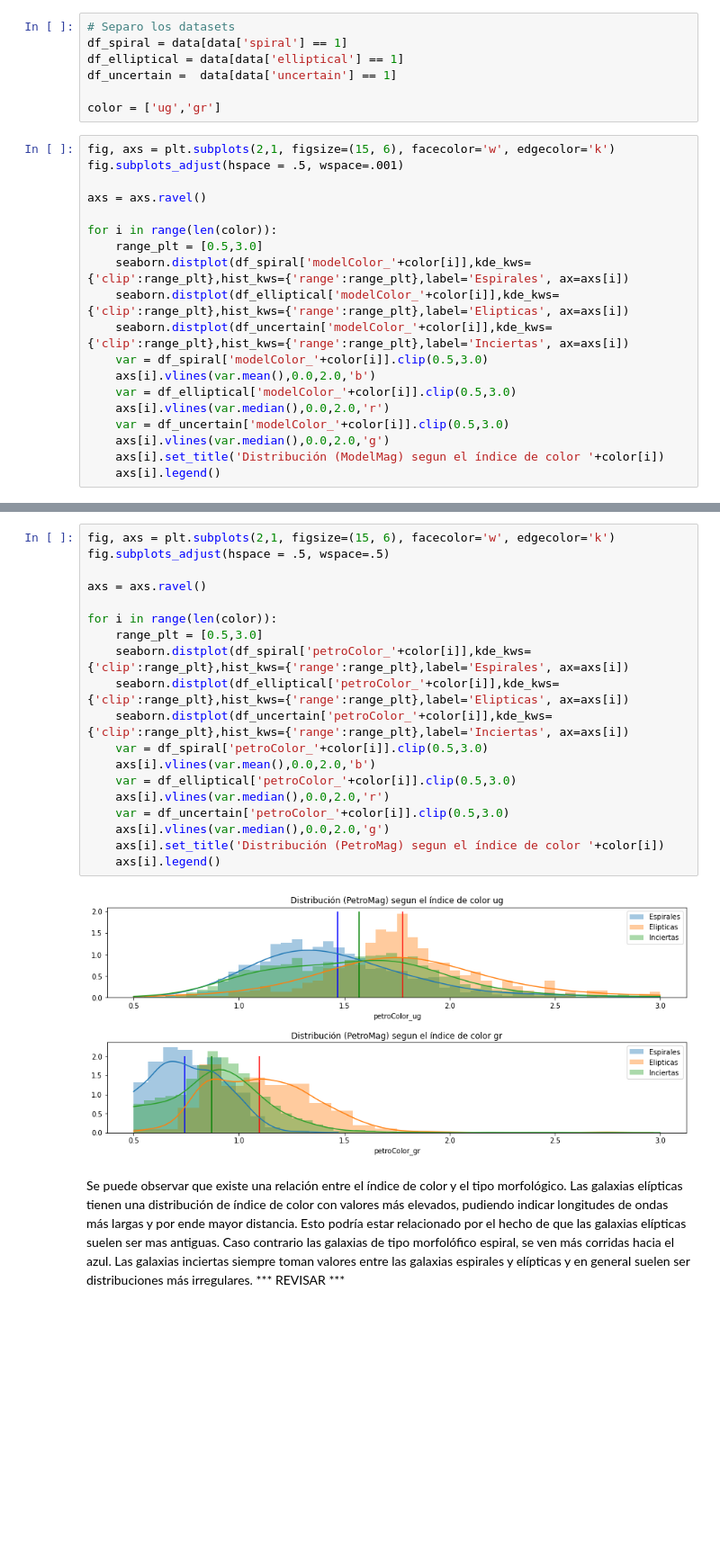
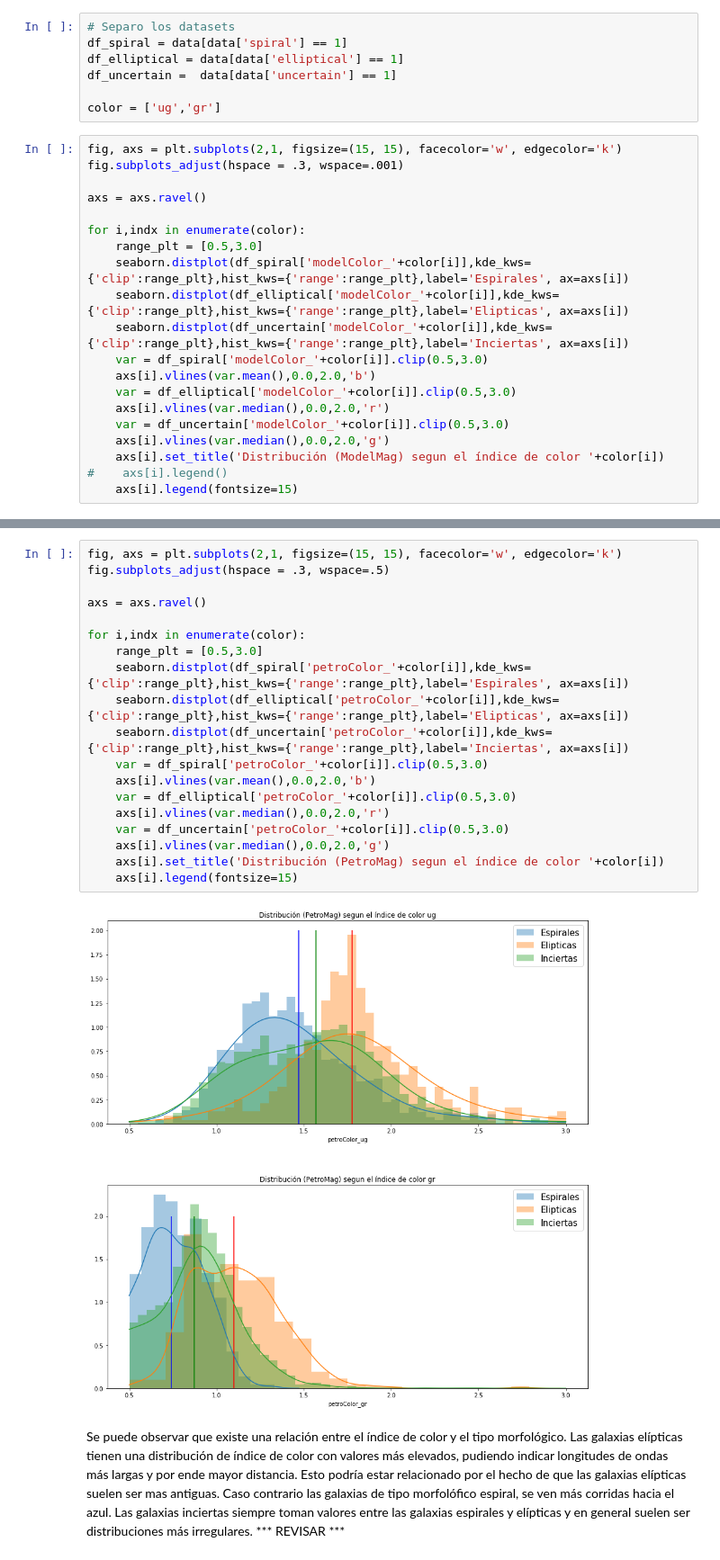
Before and after one commit to leoborgnino/mentoria-astro-datos, a Jupyter notebook: 1_Analisis_y_Visualizacion.ipynb, the cells around one changed output, grey strips where cells are left out. Shown at 90% size. Drawn from its saved outputs; the diff is of its cells as text; blank space fills up the shorter version.

```diff
--- a/1_Analisis_y_Visualizacion.ipynb
+++ b/1_Analisis_y_Visualizacion.ipynb
@@ -830,12 +1082,12 @@ df_uncertain =  data[data['uncertain'] == 1]
 
 color = ['ug','gr']
 # %%
-fig, axs = plt.subplots(2,1, figsize=(15, 6), facecolor='w', edgecolor='k')
-fig.subplots_adjust(hspace = .5, wspace=.001)
+fig, axs = plt.subplots(2,1, figsize=(15, 15), facecolor='w', edgecolor='k')
+fig.subplots_adjust(hspace = .3, wspace=.001)
 
 axs = axs.ravel()
 
-for i in range(len(color)):
+for i,indx in enumerate(color):
     range_plt = [0.5,3.0]
     seaborn.distplot(df_spiral['modelColor_'+color[i]],kde_kws={'clip':range_plt},hist_kws={'range':range_plt},label='Espirales', ax=axs[i])
     seaborn.distplot(df_elliptical['modelColor_'+color[i]],kde_kws={'clip':range_plt},hist_kws={'range':range_plt},label='Elipticas', ax=axs[i])
@@ -847,5 +1099,6 @@ for i in range(len(color)):
     var = df_uncertain['modelColor_'+color[i]].clip(0.5,3.0)
     axs[i].vlines(var.median(),0.0,2.0,'g')
     axs[i].set_title('Distribución (ModelMag) segun el índice de color '+color[i])
-    axs[i].legend()
+#    axs[i].legend()
+    axs[i].legend(fontsize=15)
 # %% [output]
@@ -853,23 +1106,23 @@ for i in range(len(color)):
 # %%
-fig, axs = plt.subplots(2,1, figsize=(15, 6), facecolor='w', edgecolor='k')
-fig.subplots_adjust(hspace = .5, wspace=.5)
+fig, axs = plt.subplots(2,1, figsize=(15, 15), facecolor='w', edgecolor='k')
+fig.subplots_adjust(hspace = .3, wspace=.5)
 
 axs = axs.ravel()
 
-for i in range(len(color)):
+for i,indx in enumerate(color):
     range_plt = [0.5,3.0]
     seaborn.distplot(df_spiral['petroColor_'+color[i]],kde_kws={'clip':range_plt},hist_kws={'range':range_plt},label='Espirales', ax=axs[i])
     seaborn.distplot(df_elliptical['petroColor_'+color[i]],kde_kws={'clip':range_plt},hist_kws={'range':range_plt},label='Elipticas', ax=axs[i])
     seaborn.distplot(df_uncertain['petroColor_'+color[i]],kde_kws={'clip':range_plt},hist_kws={'range':range_plt},label='Inciertas', ax=axs[i])
     var = df_spiral['petroColor_'+color[i]].clip(0.5,3.0)
     axs[i].vlines(var.mean(),0.0,2.0,'b')
     var = df_elliptical['petroColor_'+color[i]].clip(0.5,3.0)
     axs[i].vlines(var.median(),0.0,2.0,'r')
     var = df_uncertain['petroColor_'+color[i]].clip(0.5,3.0)
     axs[i].vlines(var.median(),0.0,2.0,'g')
     axs[i].set_title('Distribución (PetroMag) segun el índice de color '+color[i])
-    axs[i].legend()
+    axs[i].legend(fontsize=15)
 # %% [output]
-[figure, old version]
+[figure, new version]
 # %% [markdown]
 Se puede observar que existe una relación entre el índice de color y el tipo morfológico. Las galaxias elípticas tienen una distribución de índice de color con valores más elevados, pudiendo indicar longitudes de ondas más largas y por ende mayor distancia. Esto podría estar relacionado por el hecho de que las galaxias elípticas suelen ser mas antiguas. Caso contrario las galaxias de tipo morfolófico espiral, se ven más corridas hacia el azul. Las galaxias inciertas siempre toman valores entre las galaxias espirales y elípticas y en general suelen ser distribuciones más irregulares. *** REVISAR ***
```
Also changed, not shown: parts of 20 cells of this notebook.
